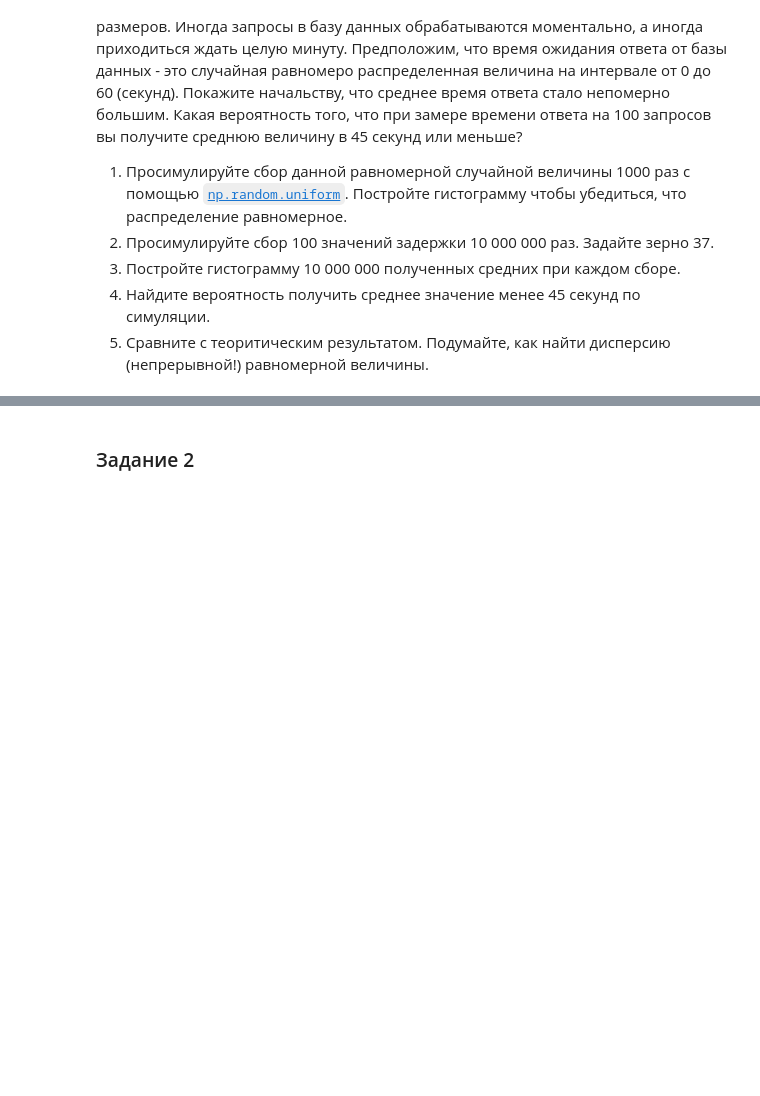
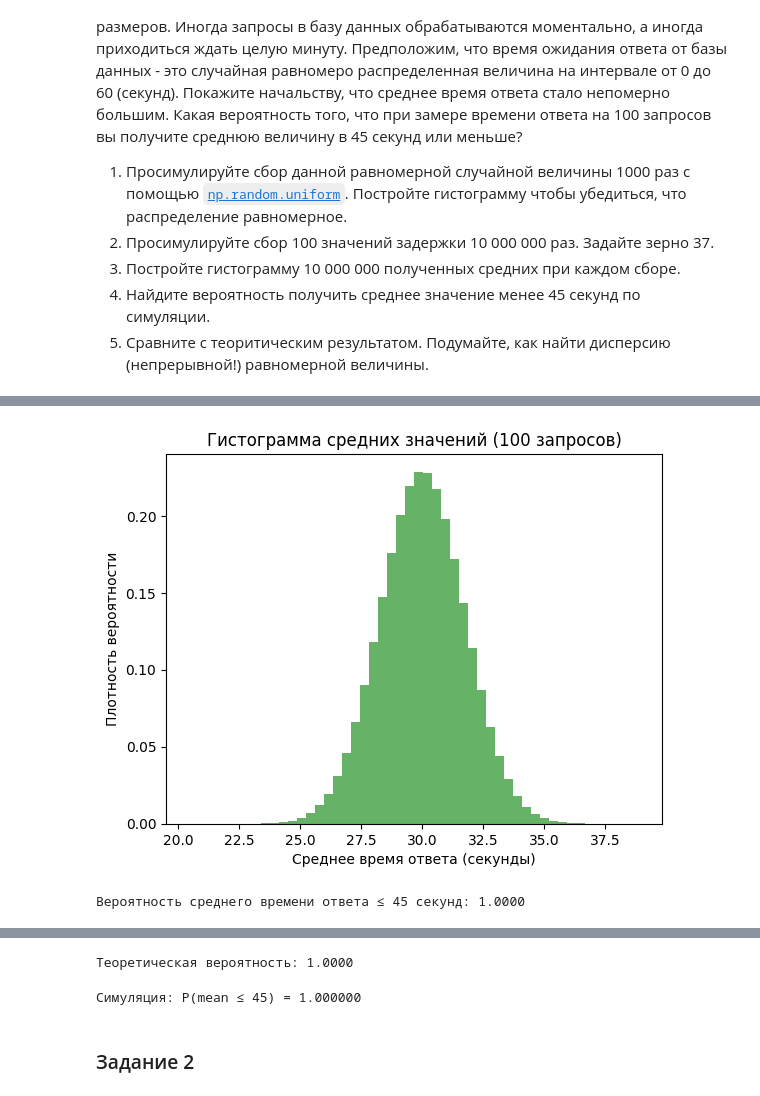
Before and after one commit to A-l-E-v/ML-Engineer, a Jupyter notebook: Math/11_4/11_4_syn_home_work_CLT.ipynb, the cells around one changed output, grey strips where cells are left out. Drawn from its saved outputs; the diff is of its cells as text; code cells hidden in the pictures; blank space fills up the shorter version.

```diff
--- a/Math/11_4/11_4_syn_home_work_CLT.ipynb
+++ b/Math/11_4/11_4_syn_home_work_CLT.ipynb
@@ -40,17 +41,41 @@ KeyboardInterrupt:
 # %%
-# Построение гистограммы средних значений
-plt.hist(means, bins=100, edgecolor='black')
-plt.title('Гистограмма средних значений задержки')
+plt.hist(sample_means, bins=50, density=True, alpha=0.6, color='g')
+plt.title('Гистограмма средних значений (100 запросов)')
 plt.xlabel('Среднее время ответа (секунды)')
-plt.ylabel('Частота')
-plt.grid(True)
+plt.ylabel('Плотность вероятности')
 plt.show()
+# %% [output]
+[figure, added]
 # %%
-# Вероятность получить среднее значение менее 45 секунд
-probability_simulation = np.mean(np.array(means) < 45)
-print(f"Вероятность по симуляции: {probability_simulation:.4f}")
+prob_less_45 = np.mean(np.array(sample_means) <= 45)
+print(f"Вероятность среднего времени ответа ≤ 45 секунд: {prob_less_45:.4f}")
+# %% [output]
+Вероятность среднего времени ответа ≤ 45 секунд: 1.0000
 # %% [markdown]
 ![alt text](<Screenshot from 2025-04-22 18-58-11.png>) ![alt text](<Screenshot from 2025-04-22 18-59-27.png>) ![alt text](<Screenshot from 2025-04-22 18-59-51.png>)
+# %%
+from scipy.stats import norm
+
+z = (45 - 30) / np.sqrt(300 / 100)
+theoretical_prob = norm.cdf(z)
+print(f"Теоретическая вероятность: {theoretical_prob:.4f}")
+# %% [output]
+Теоретическая вероятность: 1.0000
+# %%
+import numpy as np
+from scipy.stats import norm
+
+np.random.seed(37)
+
+# Генерируем 10_000_000 выборок по 100 значений (оптимизированно)
+data = np.random.uniform(0, 60, size=(10_000_000, 100))
+sample_means = np.mean(data, axis=1)
+
+# Вероятность P(mean ≤ 45)
+prob_sim = np.mean(sample_means <= 45)
+print(f"Симуляция: P(mean ≤ 45) = {prob_sim:.6f}")  # Должно быть ~0.999999
+# %% [output]
+Симуляция: P(mean ≤ 45) = 1.000000
 # %% [markdown]
 ### Задание 2
 # %% [markdown]
```
Also changed, not shown: parts of 8 cells of this notebook, 13 other files.
